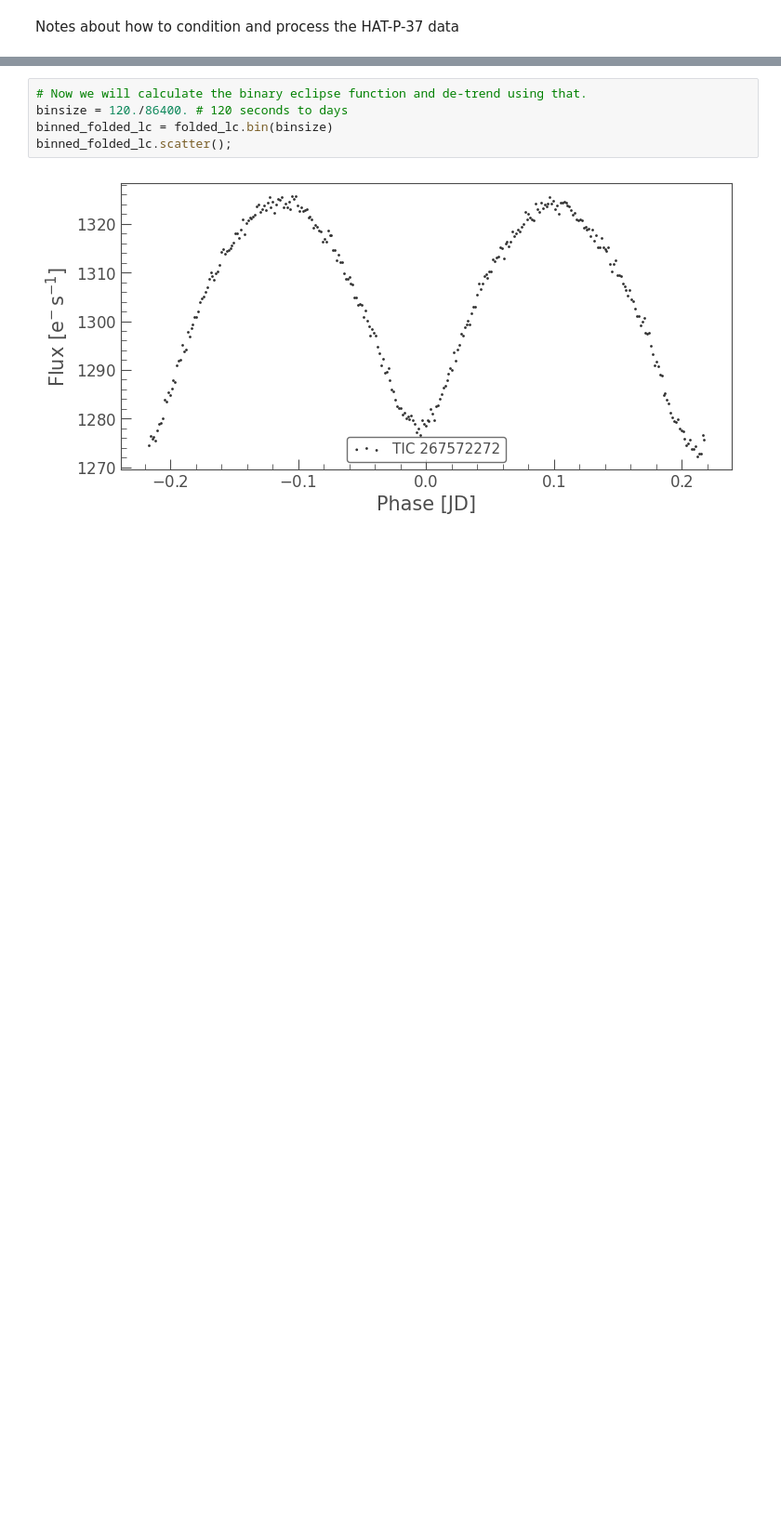
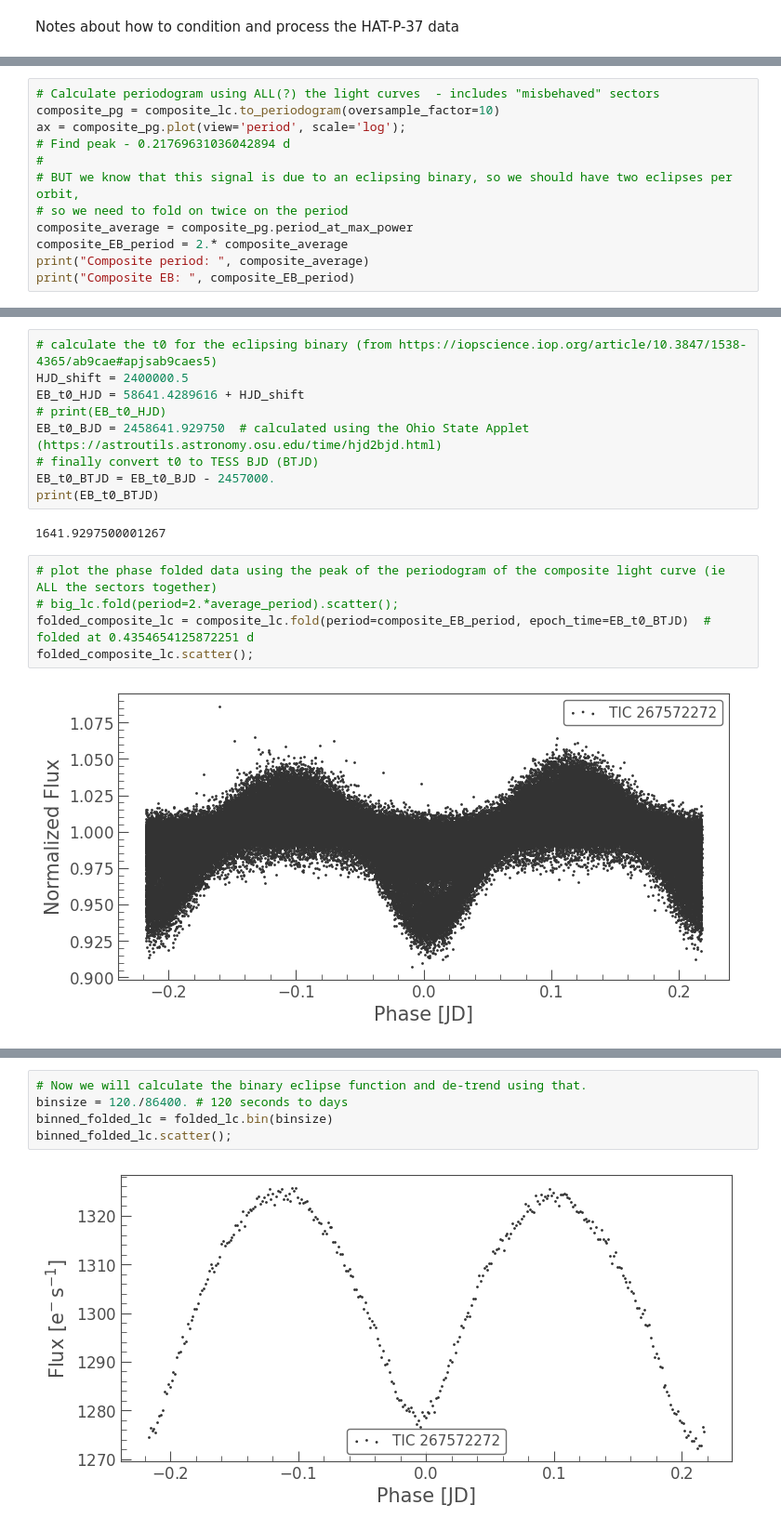
Before and after one commit to BoiseStatePlanetary/HAT-P-37-Transit-Timing-Analysis, a Jupyter notebook: code/Conditioning HAT-P-37 Data.ipynb, the cells around one changed output, grey strips where cells are left out. Shown at 93% size. Saved outputs shown, nothing was run; the diff lists cells and outputs as text; blank space fills up the shorter version.

```diff
--- a/code/Conditioning HAT-P-37 Data.ipynb
+++ b/code/Conditioning HAT-P-37 Data.ipynb
@@ -51,0 +78,12 @@ print(pg.period_at_max_power)
+# %%
+# Calculate periodogram using ALL(?) the light curves  - includes "misbehaved" sectors
+composite_pg = composite_lc.to_periodogram(oversample_factor=10)
+ax = composite_pg.plot(view='period', scale='log');
+# Find peak - 0.21769631036042894 d
+#
+# BUT we know that this signal is due to an eclipsing binary, so we should have two eclipses per orbit,
+# so we need to fold on twice on the period
+composite_average = composite_pg.period_at_max_power
+composite_EB_period = 2.* composite_average
+print("Composite period: ", composite_average)
+print("Composite EB: ", composite_EB_period)
@@ -51,0 +94,18 @@ print(pg.period_at_max_power)
+# %%
+# calculate the t0 for the eclipsing binary (from https://iopscience.iop.org/article/10.3847/1538-4365/ab9cae#apjsab9caes5)
+HJD_shift = 2400000.5
+EB_t0_HJD = 58641.4289616 + HJD_shift
+# print(EB_t0_HJD)
+EB_t0_BJD = 2458641.929750  # calculated using the Ohio State Applet (https://astroutils.astronomy.osu.edu/time/hjd2bjd.html)
+# finally convert t0 to TESS BJD (BTJD)
+EB_t0_BTJD = EB_t0_BJD - 2457000.
+print(EB_t0_BTJD)
+# %% [output]
+1641.9297500001267
+# %%
+# plot the phase folded data using the peak of the periodogram of the composite light curve (ie ALL the sectors together)
+# big_lc.fold(period=2.*average_period).scatter();
+folded_composite_lc = composite_lc.fold(period=composite_EB_period, epoch_time=EB_t0_BTJD)  # folded at 0.4354654125872251 d
+folded_composite_lc.scatter();
+# %% [output]
+[figure, added]
```
Also changed, not shown: parts of 12 cells of this notebook.
